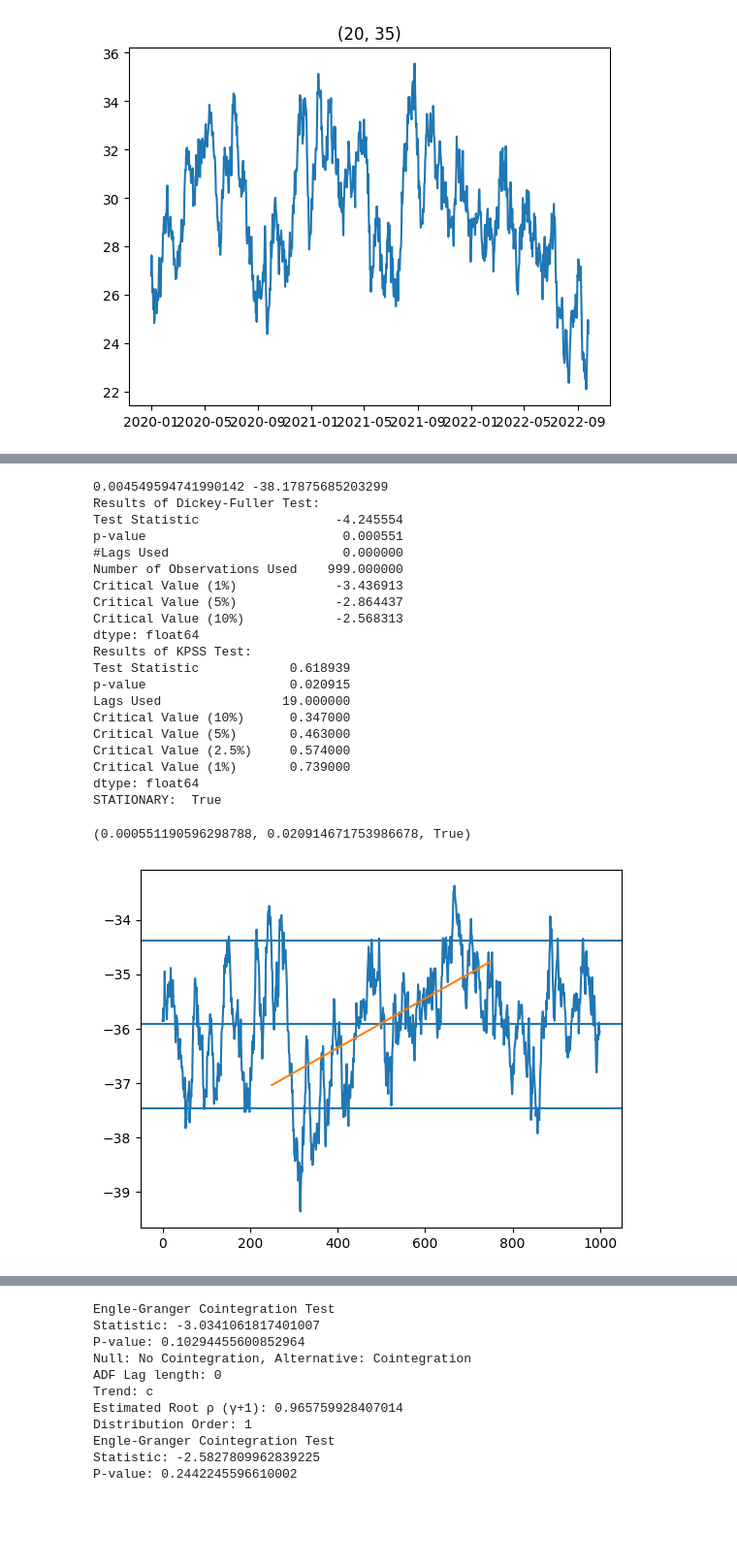
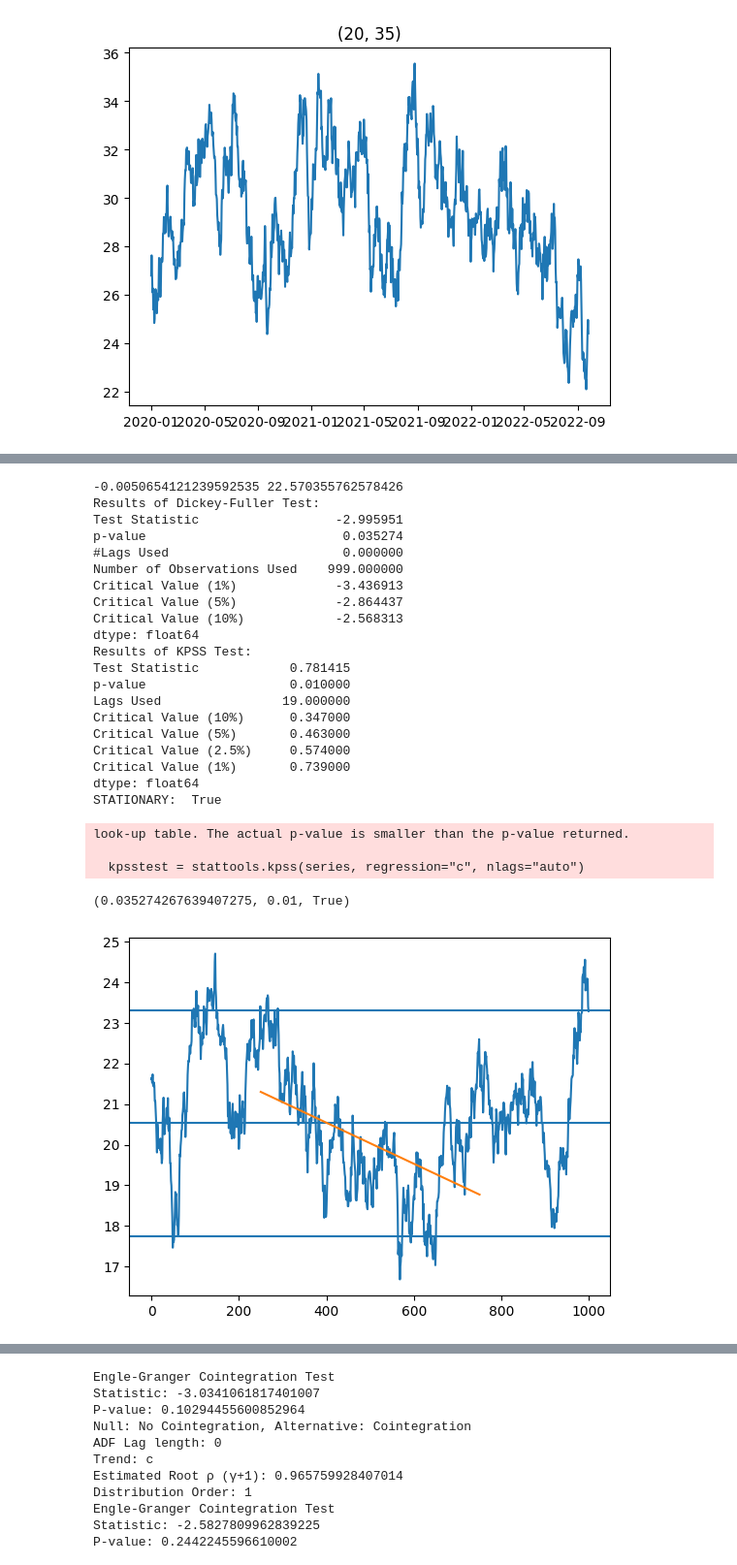
Before and after one commit to Troppydash/algothon, a Jupyter notebook: da/khang_pairs.ipynb, the cells around one changed output, grey strips where cells are left out. Shown at 97% size. Saved outputs shown, nothing was run; the diff lists cells and outputs as text; code cells hidden in the pictures; blank space fills up the shorter version.

Commit message:
Add pairs and new func for 27

```diff
--- a/da/khang_pairs.ipynb
+++ b/da/khang_pairs.ipynb
@@ -189,8 +224,8 @@ for pair in pairs:
 # %%
-pair = ("38", "49")
-beta = [1, -1.03]
+pair = ("13", "44")
+beta = [1, -0.75]
 deltaFull = beta[0] * df[pair[0]] + beta[1] * df[pair[1]]
-deltaTrain = beta[0] * df[pair[0]] + beta[1] * df[pair[1]]
+deltaTrain = beta[0] * train[pair[0]] + beta[1] * train[pair[1]]
 deltaFull = list(deltaFull)
 sns.lineplot(deltaFull)
 
@@ -200,42 +235,45 @@ sns.lineplot(deltaFull)
 # plt.axvline(x = 512)
 # plt.axvline(x = 629)
 # plt.axvline(x = 666)
 
 plt.axhline(y=np.mean(deltaTrain))
 off = 1.5
-plt.axhline(y=np.mean(deltaTrain) + 1.5 * np.std(deltaTrain))
-plt.axhline(y=np.mean(deltaTrain) - 1.5 * np.std(deltaTrain))
+plt.axhline(y=np.mean(deltaTrain) + 1.7 * np.std(deltaTrain))
+plt.axhline(y=np.mean(deltaTrain) - 1.7 * np.std(deltaTrain))
 
 x = np.array(range(250,751))
 y = np.array(deltaFull[250:751])
 m, b = np.polyfit(x, y, 1)
 plt.plot(x, m * x + b)
 
 print(m, b)
 test_stationary(deltaFull, printing=True)
 # %% [output]
-0.004549594741990142 -38.17875685203299
+-0.0050654121239592535 22.570355762578426
 Results of Dickey-Fuller Test:
-Test Statistic                  -4.245554
-p-value                          0.000551
+Test Statistic                  -2.995951
+p-value                          0.035274
 #Lags Used                       0.000000
 Number of Observations Used    999.000000
 Critical Value (1%)             -3.436913
 Critical Value (5%)             -2.864437
 Critical Value (10%)            -2.568313
 dtype: float64
 Results of KPSS Test:
-Test Statistic            0.618939
-p-value                   0.020915
+Test Statistic            0.781415
+p-value                   0.010000
 Lags Used                19.000000
 Critical Value (10%)      0.347000
 Critical Value (5%)       0.463000
 Critical Value (2.5%)     0.574000
 Critical Value (1%)       0.739000
 dtype: float64
 STATIONARY:  True
-(0.000551190596298788, 0.020914671753986678, True)
+look-up table. The actual p-value is smaller than the p-value returned.
+
+  kpsstest = stattools.kpss(series, regression="c", nlags="auto")
+(0.035274267639407275, 0.01, True)
-[figure, old version]
+[figure, new version]
 # %%
 print(np.mean(deltaTrain))
 print(np.mean(deltaFull))
```
Also changed, not shown: parts of 4 cells of this notebook, 4 other files.
